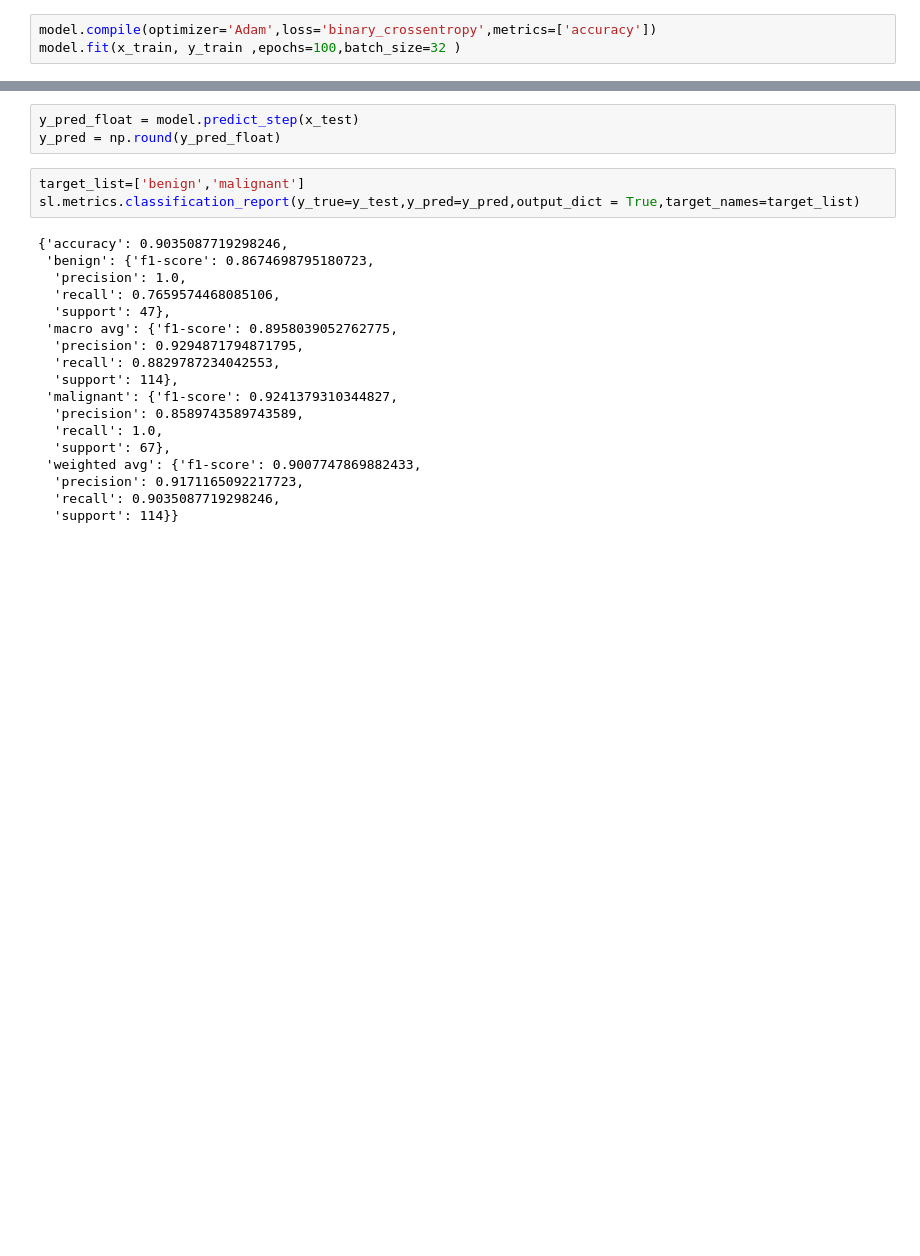
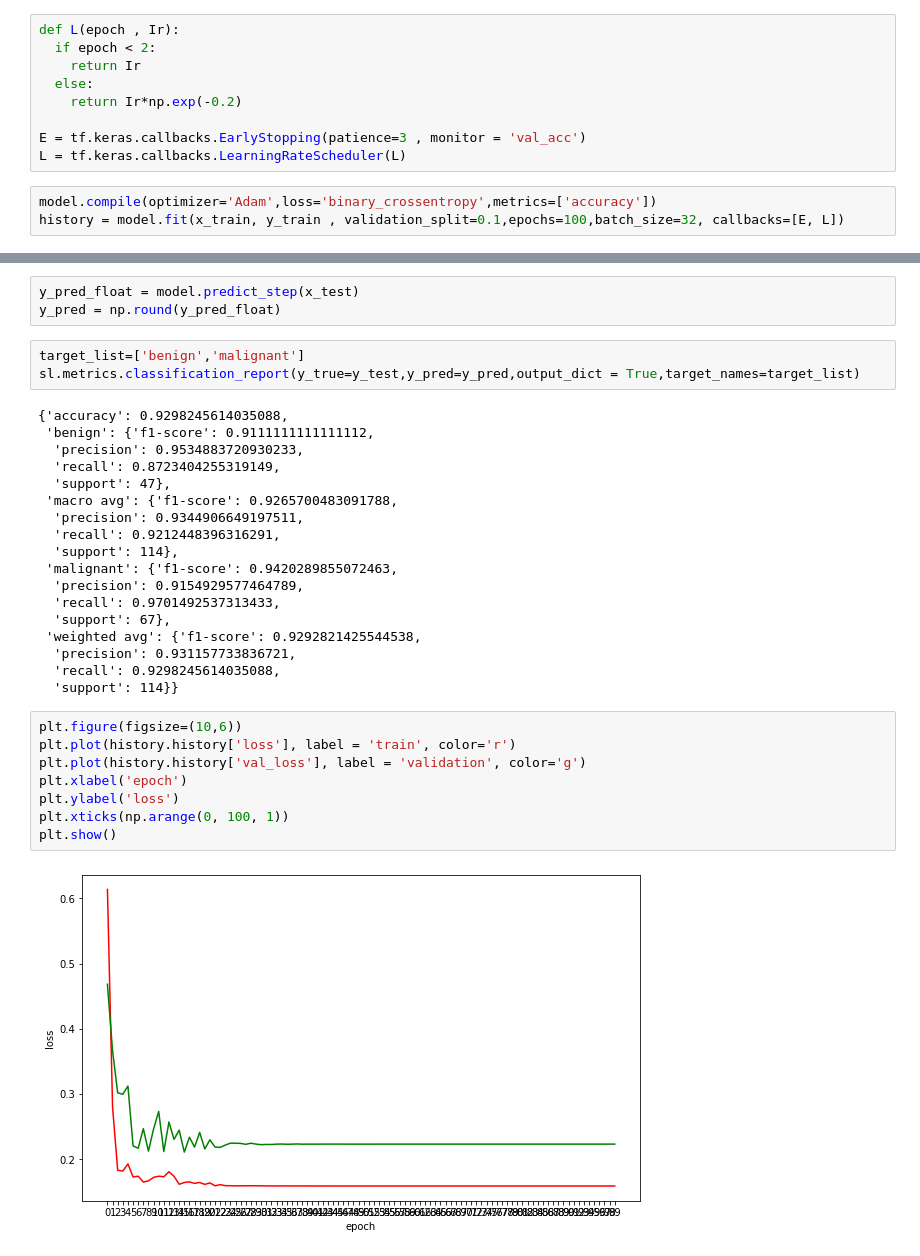
Before and after one commit to garfield-gray/NeuralNetwork, a Jupyter notebook: RNN.ipynb, the cells around one changed output, grey strips where cells are left out. Saved outputs shown, nothing was run; the diff lists cells and outputs as text; blank space fills up the shorter version.

```diff
--- a/RNN.ipynb
+++ b/RNN.ipynb
@@ -49,8 +50,17 @@ Total params: 2,081
 Trainable params: 2,081
 Non-trainable params: 0
 _________________________________________________________________
+# %%
+def L(epoch , Ir):
+  if epoch < 2:
+    return Ir
+  else:
+    return Ir*np.exp(-0.2)
+
+E = tf.keras.callbacks.EarlyStopping(patience=3 , monitor = 'val_acc')
+L = tf.keras.callbacks.LearningRateScheduler(L)
 # %%
 model.compile(optimizer='Adam',loss='binary_crossentropy',metrics=['accuracy'])
-model.fit(x_train, y_train ,epochs=100,batch_size=32 )
+history = model.fit(x_train, y_train , validation_split=0.1,epochs=100,batch_size=32, callbacks=[E, L])
 # %% [output]
 Epoch 1/100
@@ -78,20 +87,30 @@ y_pred = np.round(y_pred_float)
 target_list=['benign','malignant']
 sl.metrics.classification_report(y_true=y_test,y_pred=y_pred,output_dict = True,target_names=target_list)
 # %% [output]
-{'accuracy': 0.9035087719298246,
- 'benign': {'f1-score': 0.8674698795180723,
-  'precision': 1.0,
-  'recall': 0.7659574468085106,
+{'accuracy': 0.9298245614035088,
+ 'benign': {'f1-score': 0.9111111111111112,
+  'precision': 0.9534883720930233,
+  'recall': 0.8723404255319149,
   'support': 47},
- 'macro avg': {'f1-score': 0.8958039052762775,
-  'precision': 0.9294871794871795,
-  'recall': 0.8829787234042553,
+ 'macro avg': {'f1-score': 0.9265700483091788,
+  'precision': 0.9344906649197511,
+  'recall': 0.9212448396316291,
   'support': 114},
- 'malignant': {'f1-score': 0.9241379310344827,
-  'precision': 0.8589743589743589,
-  'recall': 1.0,
+ 'malignant': {'f1-score': 0.9420289855072463,
+  'precision': 0.9154929577464789,
+  'recall': 0.9701492537313433,
   'support': 67},
- 'weighted avg': {'f1-score': 0.9007747869882433,
-  'precision': 0.9171165092217723,
-  'recall': 0.9035087719298246,
+ 'weighted avg': {'f1-score': 0.9292821425544538,
+  'precision': 0.931157733836721,
+  'recall': 0.9298245614035088,
   'support': 114}}
+# %%
+plt.figure(figsize=(10,6))
+plt.plot(history.history['loss'], label = 'train', color='r')
+plt.plot(history.history['val_loss'], label = 'validation', color='g')
+plt.xlabel('epoch')
+plt.ylabel('loss')
+plt.xticks(np.arange(0, 100, 1))
+plt.show()
+# %% [output]
+[figure, added]
```
Also changed, not shown: parts of 5 cells of this notebook.
